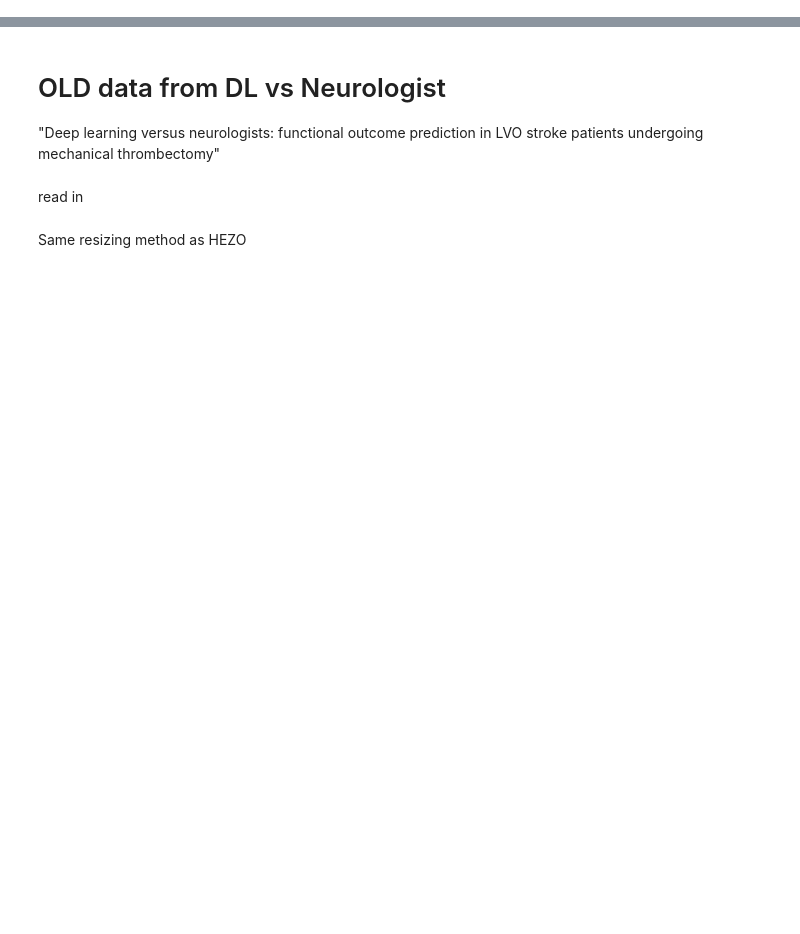
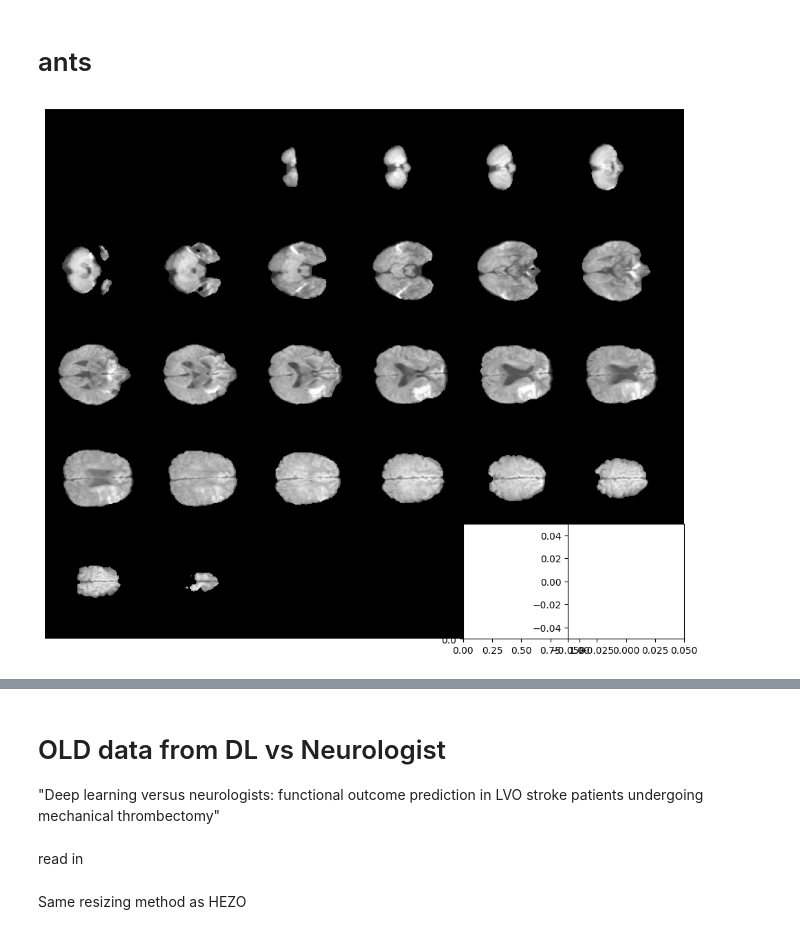
Before and after one commit to buehlpa/berne-cohort-data-pipeline, a Jupyter notebook: 5_0_comparison_of_final_image_tensors.ipynb, the cells around one changed output, grey strips where cells are left out. Drawn from its saved outputs; the diff is of its cells as text; code cells hidden in the pictures; blank space fills up the shorter version.

```diff
--- a/5_0_comparison_of_final_image_tensors.ipynb
+++ b/5_0_comparison_of_final_image_tensors.ipynb
@@ -13,0 +19,13 @@ OUTPUT_TENSOR_PATH=os.path.join(DATA_PATH, 'npz_output_tensors')
+# %% [markdown]
+# ants
+# %%
+prestring='413x128x128x28'
+subselection='dwi_bet_normalized'
+downsampling='ants_lancosz'
+
+
+image_data_file=prestring+"_"+subselection+"_"+downsampling+".npz"
+data = np.load(os.path.join(OUTPUT_TENSOR_PATH,image_data_file))
+X_in =  np.array([data[key].tolist() for key in data.files])
+# %% [output]
+[figure, added]
```
Also changed, not shown: parts of 18 cells of this notebook, 1 other file.
